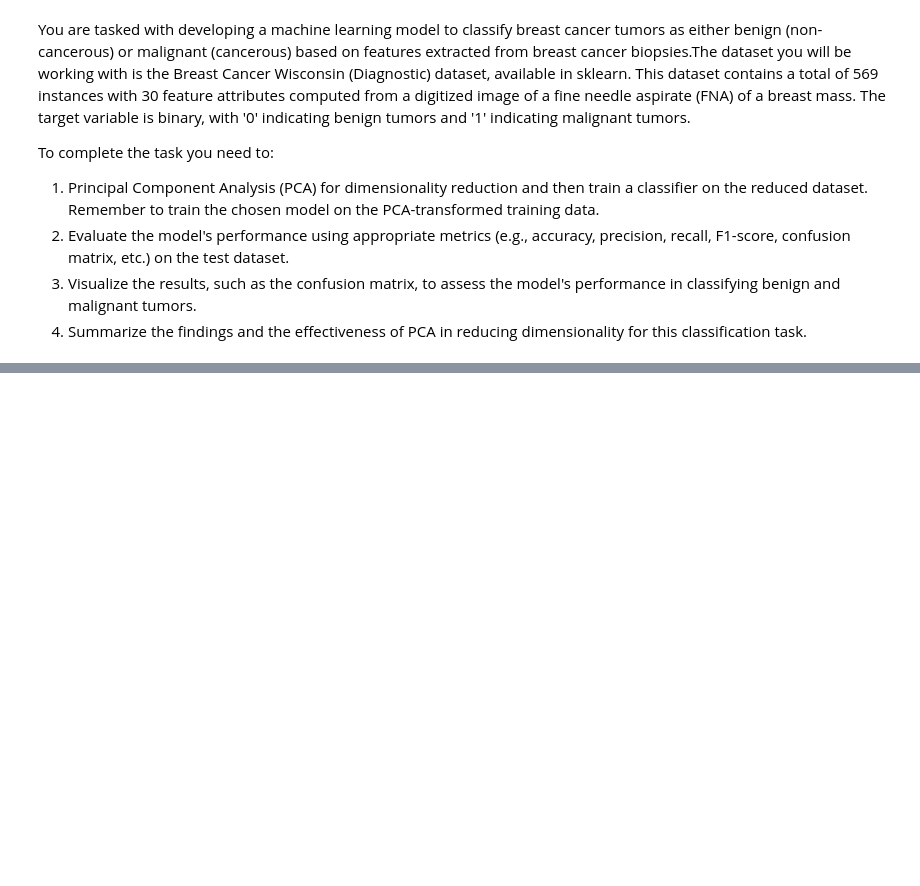
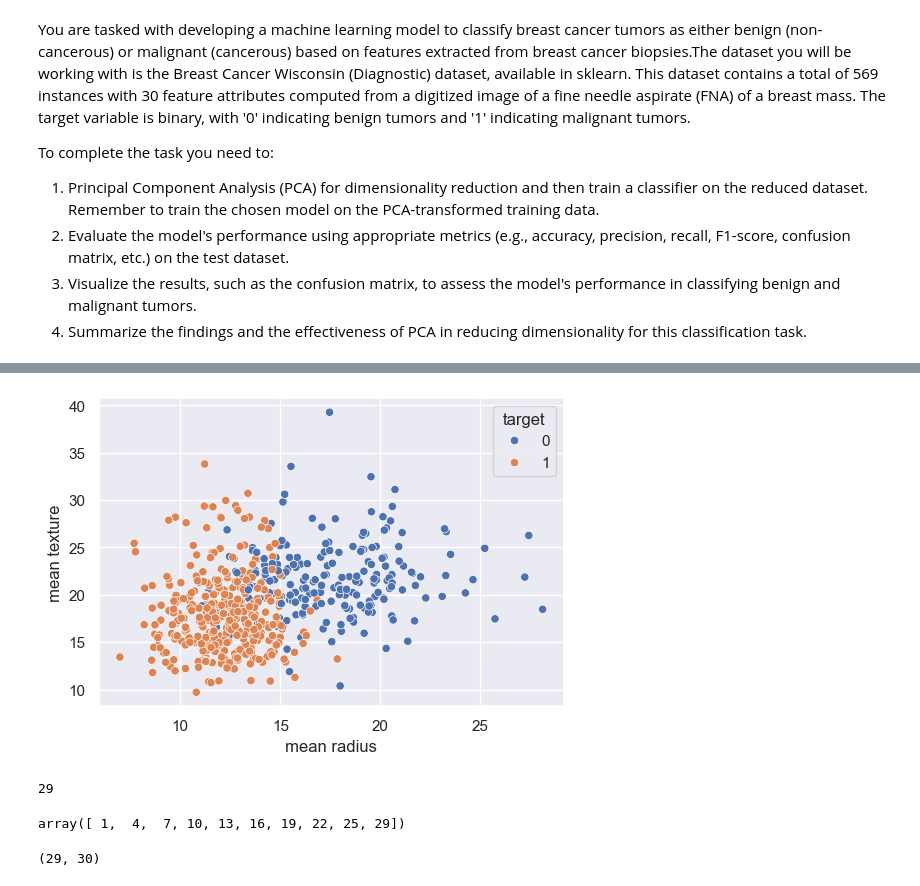
Before and after one commit to yagoTobi/Second-Term-ICAI-5th-Year, a Jupyter notebook: Machine Learning III/T2-Practical-Exercises/Homework/T2-Homework.ipynb, the cells around one changed output, grey strips where cells are left out. Saved outputs shown, nothing was run; the diff lists cells and outputs as text; code cells hidden in the pictures; blank space fills up the shorter version.

```diff
--- a/Machine Learning III/T2-Practical-Exercises/Homework/T2-Homework.ipynb
+++ b/Machine Learning III/T2-Practical-Exercises/Homework/T2-Homework.ipynb
@@ -11,7 +11,31 @@ To complete the task you need to:
 4. Summarize the findings and the effectiveness of PCA in reducing dimensionality for this classification task.
 # %%
 import numpy as np
+import pandas as pd
+import seaborn as sns
+import matplotlib.pyplot as plt
+
 from sklearn.datasets import load_breast_cancer
-import pandas as pd
+from sklearn.preprocessing import StandardScaler
+from sklearn.decomposition import PCA
+from sklearn.metrics import mean_squared_error
+from sklearn.pipeline import Pipeline
+from sklearn.preprocessing import StandardScaler
+from sklearn.model_selection import train_test_split
+from sklearn.neighbors import KNeighborsClassifier
+from sklearn.model_selection import GridSearchCV
+from sklearn.metrics import ConfusionMatrixDisplay
+from sklearn.calibration import CalibrationDisplay
+from sklearn.metrics import RocCurveDisplay
 
-X_data = load_breast_cancer()
+dataset = load_breast_cancer()
+# %%
+X_data = dataset.data
+Y_data = dataset.target
+# %%
+dfX = pd.DataFrame(X_data, columns=dataset.feature_names)
+dfY = pd.DataFrame(Y_data, columns=['target'])
+# %%
+dfX.shape
+df = dfX.copy()
+df['target'] = dfY
@@ -17,0 +56,18 @@ X_data = load_breast_cancer()
+# %%
+sns.set_theme(rc={'figure.figsize':(6, 4)})
+sns.scatterplot(df, x = 'mean radius', y = 'mean texture', hue='target');
+# %% [output]
+[figure, added]
+# %%
+X_std = StandardScaler().fit_transform(dfX)
+X_rank = np.linalg.matrix_rank(np.cov(X_std))
+
+X_rank
+# %% [output]
+29
+# %%
+L_linspace = np.linspace(1, X_rank, 10, dtype=int)
+
+L_linspace
+# %% [output]
+array([ 1,  4,  7, 10, 13, 16, 19, 22, 25, 29])
@@ -17,0 +82,4 @@ X_data = load_breast_cancer()
+# %%
+pca.components_.shape
+# %% [output]
+(29, 30)
```
Also changed, not shown: parts of 56 cells of this notebook, 7 other files.
